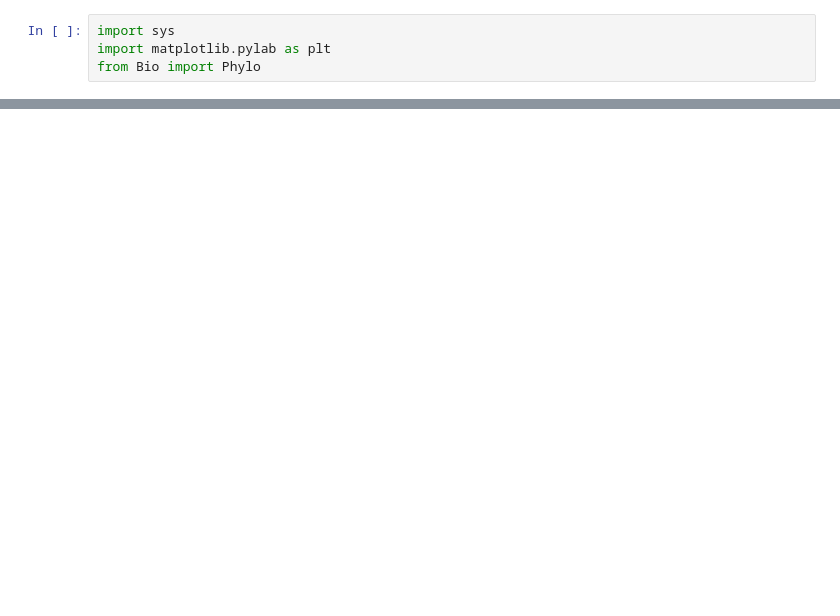
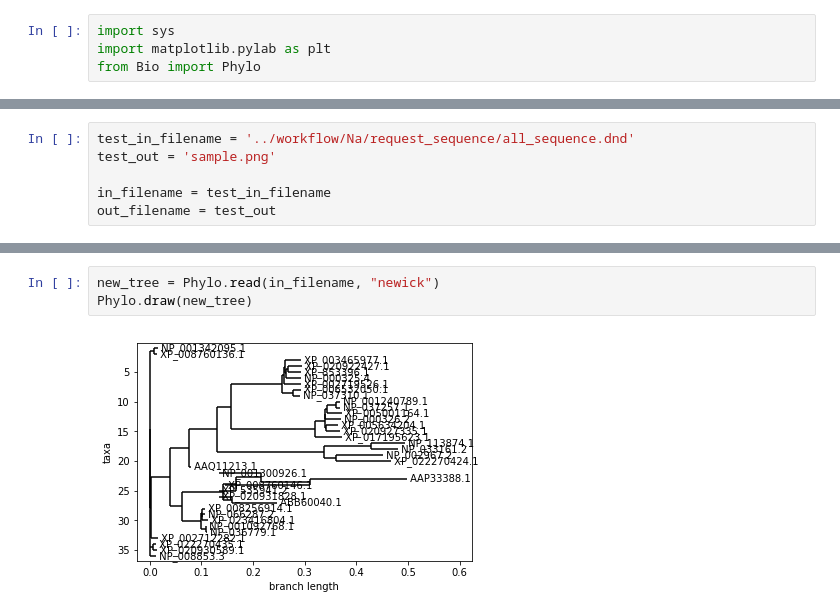
Before and after one commit to KonstantinUshenin/urfu_bioinf_2020, a Jupyter notebook: notebook_template/plot_tree.ipynb, the cells around one changed output, grey strips where cells are left out. Cells and saved outputs as stored; diff of their text form; blank space fills up the shorter version.

```diff
--- a/notebook_template/plot_tree.ipynb
+++ b/notebook_template/plot_tree.ipynb
@@ -7,0 +9,6 @@ out_filename = sys.argv[2] if len(sys.argv) >= 3 else snakemake.output
+# %%
+test_in_filename = '../workflow/Na/request_sequence/all_sequence.dnd'
+test_out = 'sample.png'
+
+in_filename = test_in_filename
+out_filename = test_out
@@ -13,0 +46,5 @@ FileNotFoundError: [Errno 2] No such file or directory: '-f'
+# %%
+new_tree = Phylo.read(in_filename, "newick")
+Phylo.draw(new_tree)
+# %% [output]
+[figure, added]
```
Also changed, not shown: parts of 5 cells of this notebook, 17 other files.
